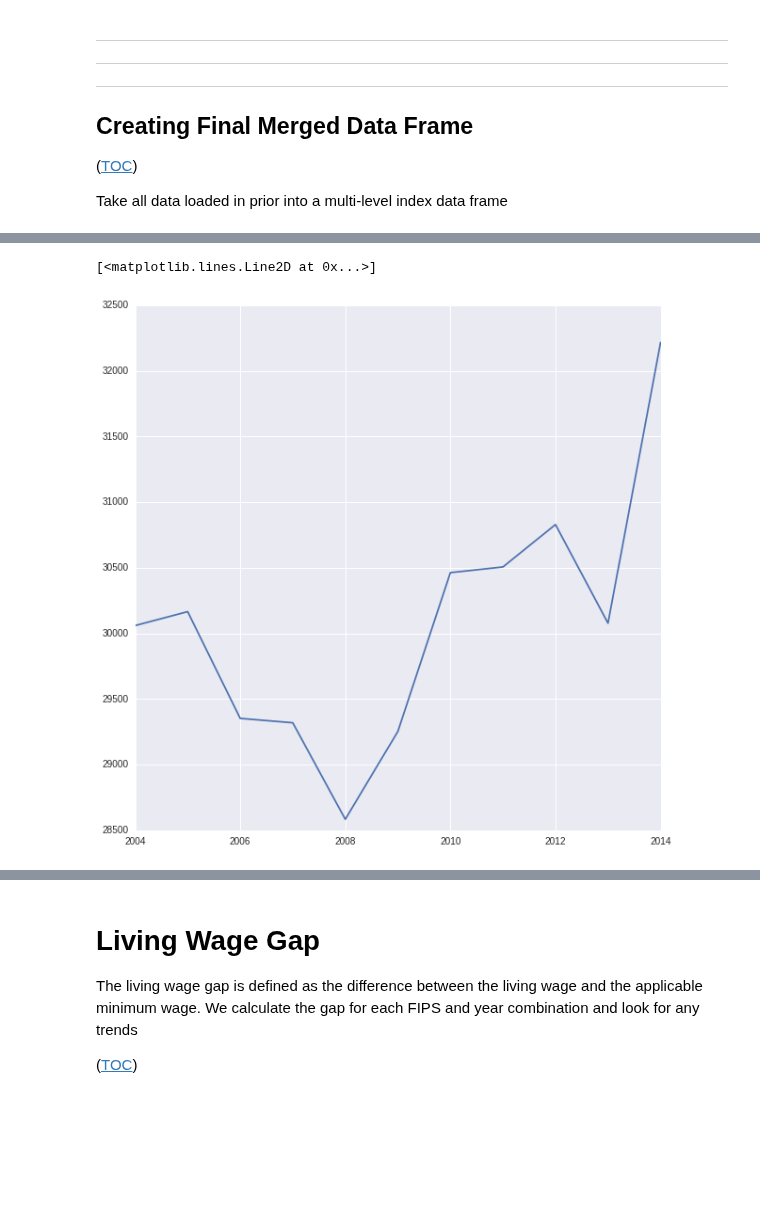
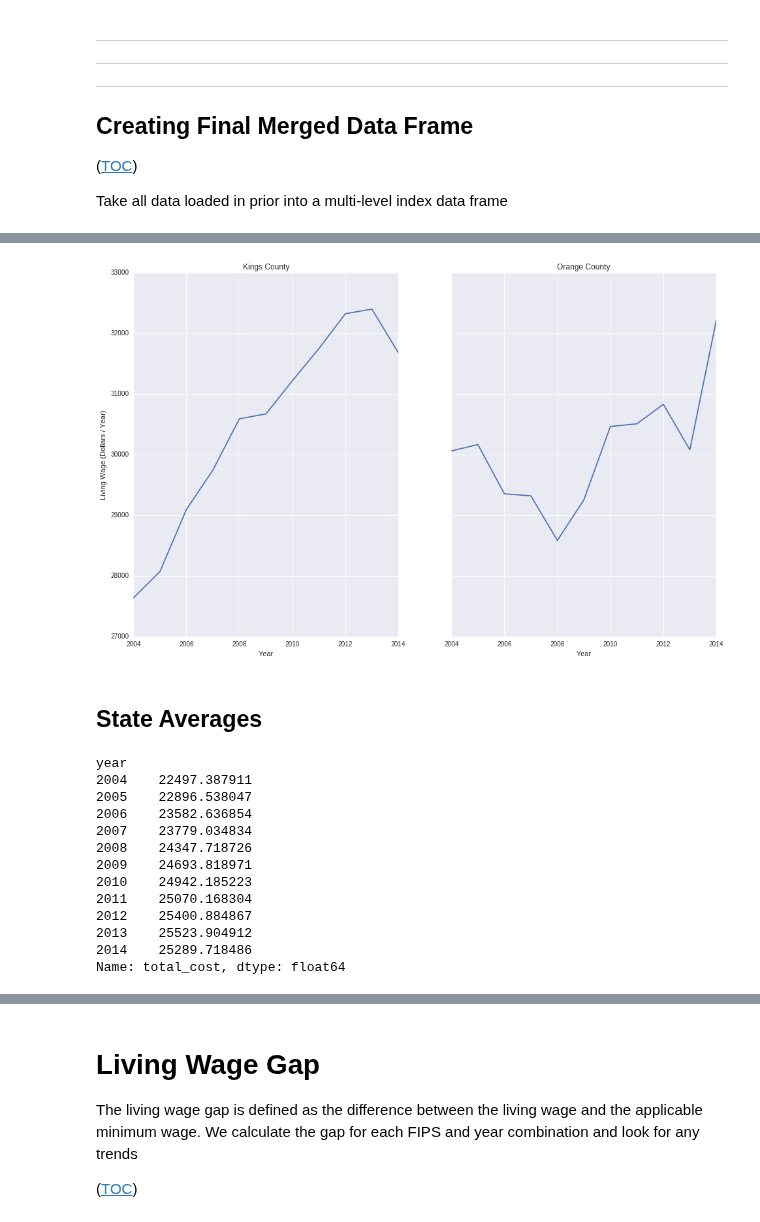
Before and after one commit to jquacinella/LivingWageModelExtension, a Jupyter notebook: Master's Thesis.ipynb, the cells around one changed output, grey strips where cells are left out. Cells and saved outputs as stored; diff of their text form; code cells hidden in the pictures; blank space fills up the shorter version.

```diff
--- a/Master's Thesis.ipynb
+++ b/Master's Thesis.ipynb
@@ -1030,7 +1033,35 @@ plt.plot(final_model_values_df.loc[kings_county]['year'], final_model_values_df.
-# %%
-plt.figure(figsize=(10, 10))
-plt.plot(final_model_values_df.loc[orange_county]['year'], final_model_values_df.loc[orange_county]['total_cost'])
-# final_model_values_df.loc[orange_county]
-# %% [output]
-[<matplotlib.lines.Line2D at 0x...>]
-[figure, removed]
+# %%
+# Two subplots, the axes array is 1-d
+f, axarr = plt.subplots(1, 2, sharey=True, figsize=(16,10))
+axarr[0].plot(final_model_values_df.loc[kings_county]['year'], final_model_values_df.loc[kings_county]['total_cost'])
+axarr[0].set_title('Kings County')
+axarr[0].set_ylabel('Living Wage (Dollars / Year)')
+axarr[0].set_xlabel('Year')
+axarr[1].plot(final_model_values_df.loc[orange_county]['year'], final_model_values_df.loc[orange_county]['total_cost'])
+axarr[1].set_title('Orange County')
+axarr[1].set_xlabel('Year')
+plt.show()
+# %% [output]
+[figure, added]
+# %% [markdown]
+## State Averages
+# %%
+state_averages = { }
+for state in state_to_statename_mapping.keys():
+    subdf = final_model_values_df[ final_model_values_df['state'] == state ][["year", "total_cost"]].reset_index("fips")
+    state_averages[state] = subdf.groupby("year")["total_cost"].aggregate(np.average)
+print state_averages["NY"]
+# %% [output]
+year
+2004    22497.387911
+2005    22896.538047
+2006    23582.636854
+2007    23779.034834
+2008    24347.718726
+2009    24693.818971
+2010    24942.185223
+2011    25070.168304
+2012    25400.884867
+2013    25523.904912
+2014    25289.718486
+Name: total_cost, dtype: float64
```
Also changed, not shown: parts of 13 cells of this notebook.
